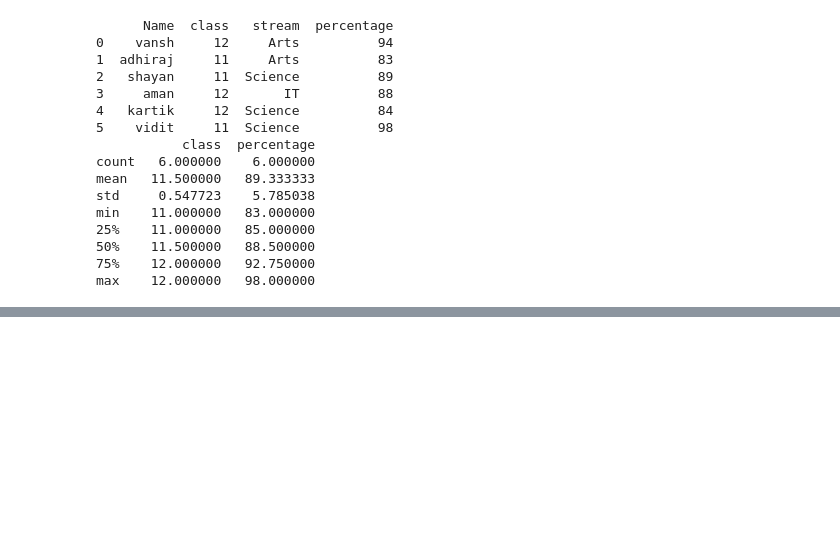
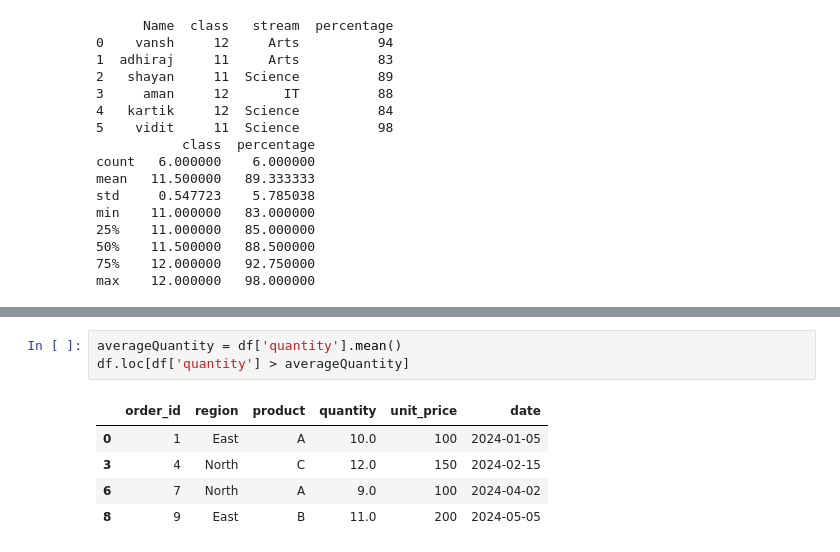
Before and after one commit to zeusbtc69/python, a Jupyter notebook: jupyter/jupiter.ipynb, the cells around one changed output, grey strips where cells are left out. Drawn from its saved outputs; the diff is of its cells as text; blank space fills up the shorter version.

```diff
--- a/jupyter/jupiter.ipynb
+++ b/jupyter/jupiter.ipynb
@@ -505,0 +549,9 @@ max    12.000000   98.000000
+# %%
+averageQuantity = df['quantity'].mean()
+df.loc[df['quantity'] > averageQuantity]
+# %% [output]
+|  | order_id | region | product | quantity | unit_price | date |
+| 0 | 1 | East | A | 10.0 | 100 | 2024-01-05 |
+| 3 | 4 | North | C | 12.0 | 150 | 2024-02-15 |
+| 6 | 7 | North | A | 9.0 | 100 | 2024-04-02 |
+| 8 | 9 | East | B | 11.0 | 200 | 2024-05-05 |
```
Also changed, not shown: parts of 8 cells of this notebook, 2 other files.
